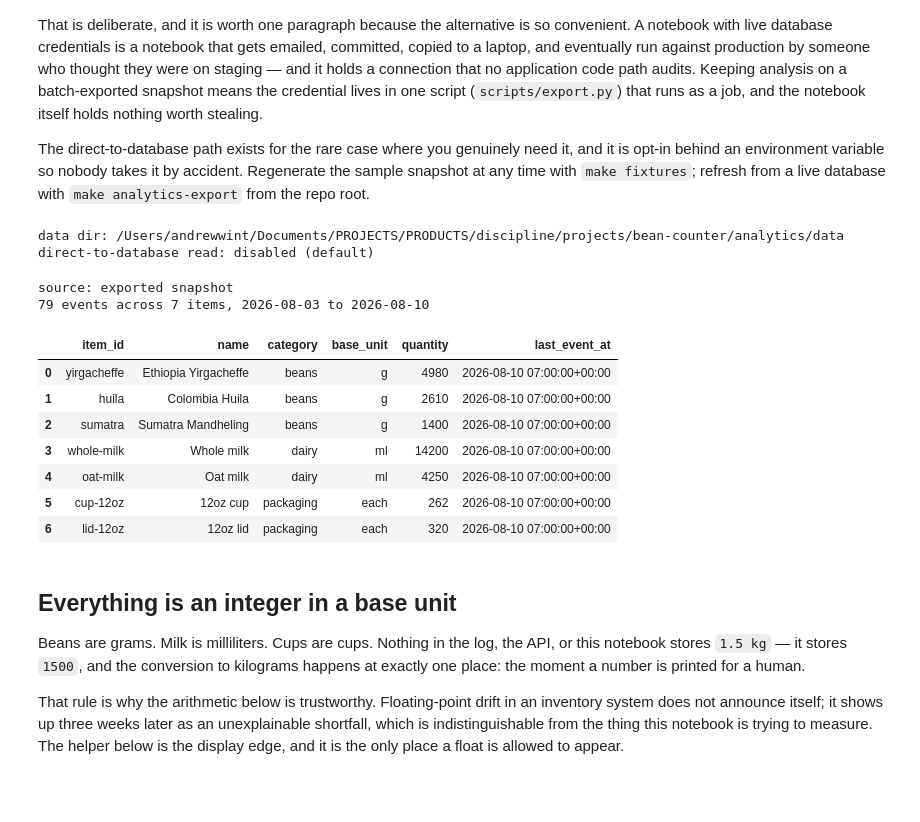
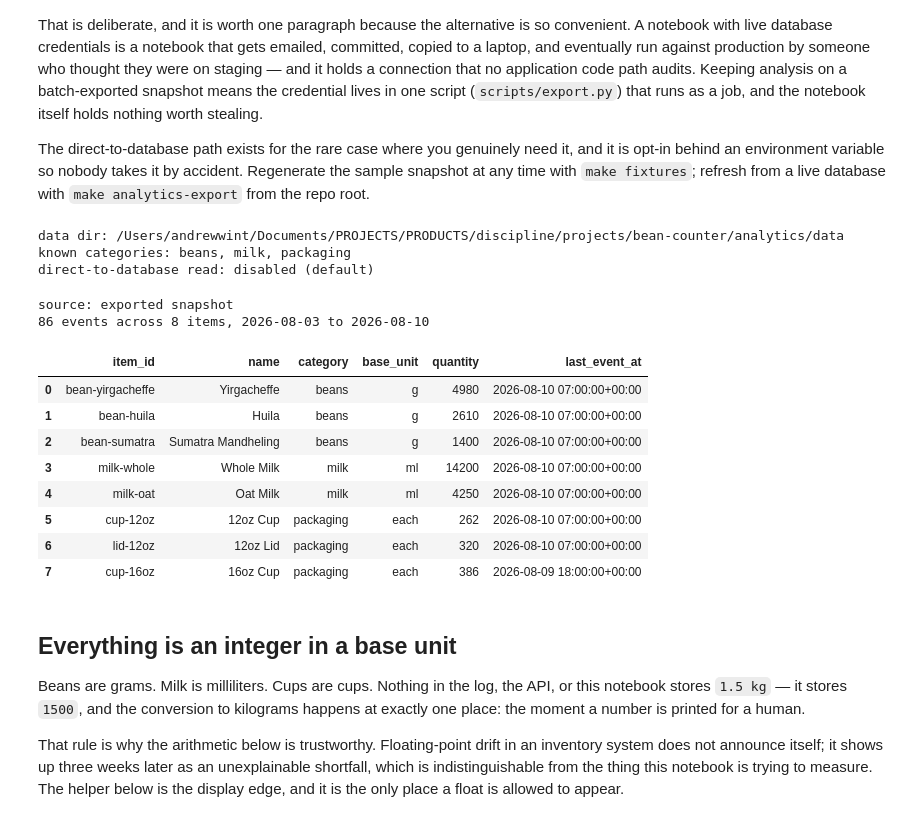
Before and after one commit to andrewwint/bean-counter, a Jupyter notebook: analytics/notebooks/01-shrinkage.ipynb, the cells around one changed output. Drawn from its saved outputs; the diff is of its cells as text; code cells hidden in the pictures; blank space fills up the shorter version.

```diff
--- a/analytics/notebooks/01-shrinkage.ipynb
+++ b/analytics/notebooks/01-shrinkage.ipynb
@@ -32,12 +32,20 @@ time with `make fixtures`; refresh from a live database with `make analytics-exp
 root.
 # %%
 import os
+import sys
 from pathlib import Path
 
 import duckdb
 import matplotlib.pyplot as plt
 import pandas as pd
 from dotenv import load_dotenv
+
+# The category vocabulary lives with the snapshot schema, next to the fixture generator and
+# the exporter that write these files -- one definition, so the notebook cannot select on a
+# word the data does not use. It did once: the fixtures said "dairy", the shop says "milk",
+# and the milk section rendered empty against real data without anything failing.
+sys.path.append(str(Path.cwd().parent / "scripts"))
+from schema import BEANS, CATEGORIES, MILK, PACKAGING, check_vocabulary, select_category
 
 load_dotenv()
 
@@ -48,9 +56,11 @@ pd.set_option("display.max_columns", 40)
 pd.set_option("display.width", 160)
 
 print("data dir:", DATA_DIR)
+print("known categories:", ", ".join(CATEGORIES))
 print("direct-to-database read:", "ENABLED (opt-in)" if ALLOW_DB else "disabled (default)")
 # %% [output]
 data dir: /Users/andrewwint/Documents/PROJECTS/PRODUCTS/discipline/projects/bean-counter/analytics/data
+known categories: beans, milk, packaging
 direct-to-database read: disabled (default)
 # %%
 def load_snapshot() -> tuple[pd.DataFrame, pd.DataFrame, str]:
@@ -64,44 +74,47 @@ def load_snapshot() -> tuple[pd.DataFrame, pd.DataFrame, str]:
         print(
             "WARNING: reading the live application database from a notebook.\n"
             "         This is the opt-in path. Do not save output cells containing customer or\n"
             "         supplier data, and do not commit this notebook with the flag still set."
         )
-        import sys
-
-        sys.path.append(str(Path.cwd().parent / "scripts"))
         import psycopg
         from export import EVENTS_SQL, STOCK_SQL
 
         with psycopg.connect(os.environ["DATABASE_URL"]) as conn:
             return pd.read_sql(EVENTS_SQL, conn), pd.read_sql(STOCK_SQL, conn), "live database"
 
     events_file, stock_file = DATA_DIR / "events.parquet", DATA_DIR / "stock.parquet"
     if not (events_file.exists() and stock_file.exists()):
         raise FileNotFoundError(
             f"No snapshot in {DATA_DIR}.\n"
             "  Sample data (no database needed):  make fixtures\n"
             "  Live data:                         make analytics-export   (from the repo root)"
         )
 
     return pd.read_parquet(events_file), pd.read_parquet(stock_file), "exported snapshot"
 
 
 events, stock, source = load_snapshot()
+
+# Fails loudly if the shop starts using a category this layer has never heard of, rather
+# than letting that item quietly fall out of every section below.
+check_vocabulary(stock)
+
 print(f"source: {source}")
 print(f"{len(events)} events across {events.item_id.nunique()} items, "
       f"{events.occurred_at.min():%Y-%m-%d} to {events.occurred_at.max():%Y-%m-%d}")
 stock
 # %% [output]
 source: exported snapshot
-79 events across 7 items, 2026-08-03 to 2026-08-10
+86 events across 8 items, 2026-08-03 to 2026-08-10
 |  | item_id | name | category | base_unit | quantity | last_event_at |
-| 0 | yirgacheffe | Ethiopia Yirgacheffe | beans | g | 4980 | 2026-08-10 07:00:00+00:00 |
-| 1 | huila | Colombia Huila | beans | g | 2610 | 2026-08-10 07:00:00+00:00 |
-| 2 | sumatra | Sumatra Mandheling | beans | g | 1400 | 2026-08-10 07:00:00+00:00 |
-| 3 | whole-milk | Whole milk | dairy | ml | 14200 | 2026-08-10 07:00:00+00:00 |
-| 4 | oat-milk | Oat milk | dairy | ml | 4250 | 2026-08-10 07:00:00+00:00 |
-| 5 | cup-12oz | 12oz cup | packaging | each | 262 | 2026-08-10 07:00:00+00:00 |
-| 6 | lid-12oz | 12oz lid | packaging | each | 320 | 2026-08-10 07:00:00+00:00 |
+| 0 | bean-yirgacheffe | Yirgacheffe | beans | g | 4980 | 2026-08-10 07:00:00+00:00 |
+| 1 | bean-huila | Huila | beans | g | 2610 | 2026-08-10 07:00:00+00:00 |
+| 2 | bean-sumatra | Sumatra Mandheling | beans | g | 1400 | 2026-08-10 07:00:00+00:00 |
+| 3 | milk-whole | Whole Milk | milk | ml | 14200 | 2026-08-10 07:00:00+00:00 |
+| 4 | milk-oat | Oat Milk | milk | ml | 4250 | 2026-08-10 07:00:00+00:00 |
+| 5 | cup-12oz | 12oz Cup | packaging | each | 262 | 2026-08-10 07:00:00+00:00 |
+| 6 | lid-12oz | 12oz Lid | packaging | each | 320 | 2026-08-10 07:00:00+00:00 |
+| 7 | cup-16oz | 16oz Cup | packaging | each | 386 | 2026-08-09 18:00:00+00:00 |
 # %% [markdown]
 ## Everything is an integer in a base unit
 
```
Also changed, not shown: parts of 9 cells of this notebook, 3 other files.
